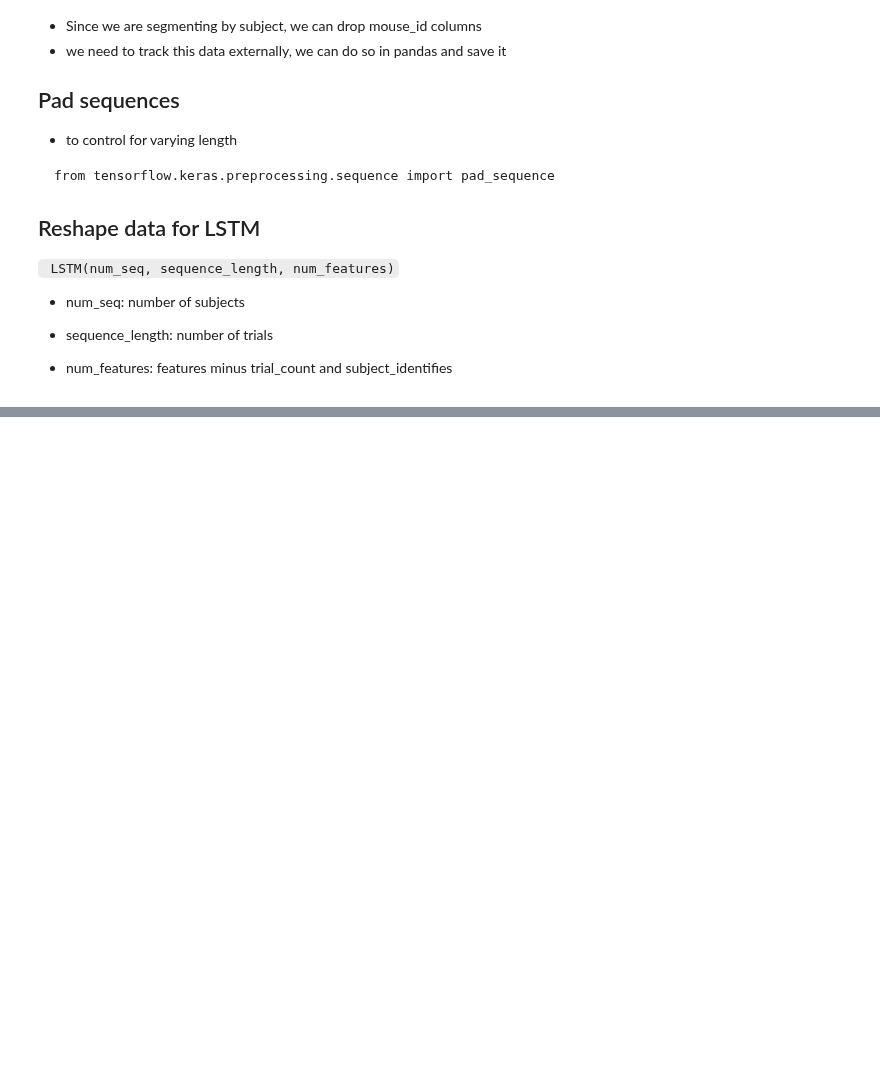
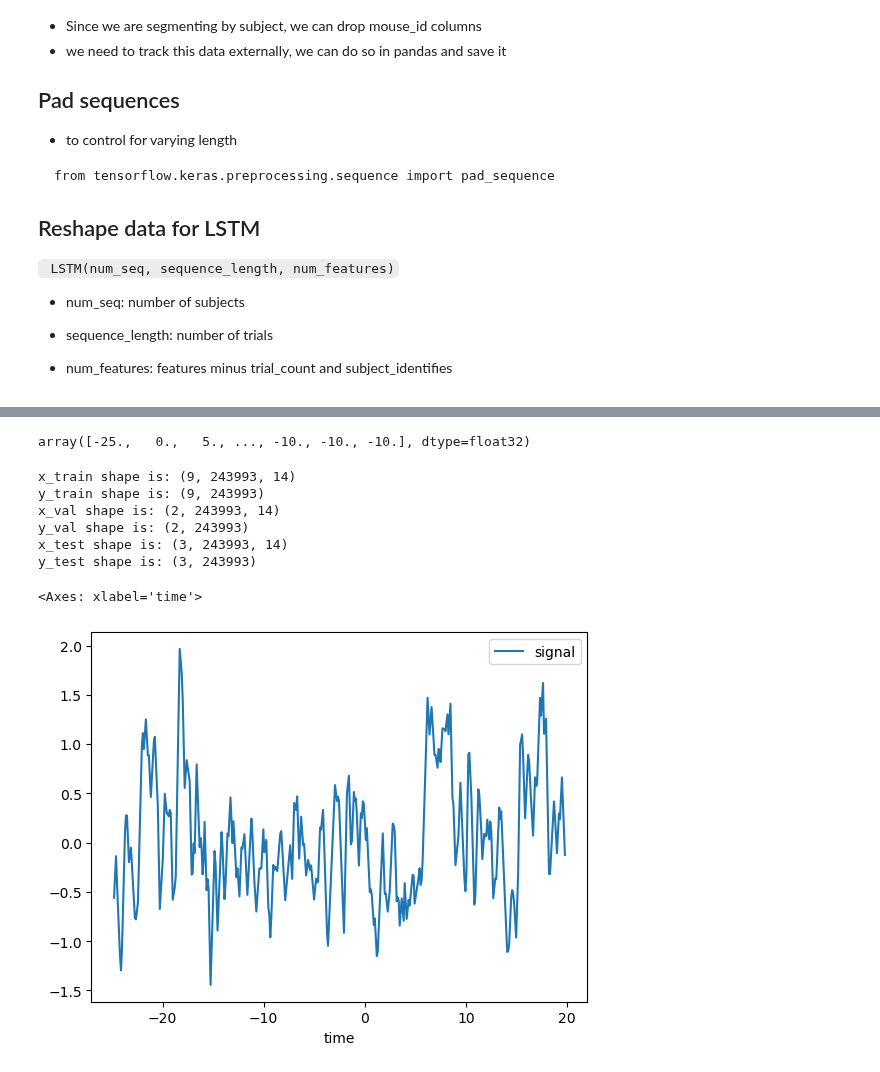
Before and after one commit to Mschaid/ENIGMA, a Jupyter notebook: notebooks/development/data_restruct.ipynb, the cells around one changed output, grey strips where cells are left out. Saved outputs shown, nothing was run; the diff lists cells and outputs as text; code cells hidden in the pictures; blank space fills up the shorter version.

Commit message:
data iterations

```diff
--- a/notebooks/development/data_restruct.ipynb
+++ b/notebooks/development/data_restruct.ipynb
@@ -27,8 +27,8 @@ plt.rcParams['agg.path.chunksize'] = 2000
 * one hot encode mice (done)
 * encode cyclic time : time_sin and time_cos
 # %%
-DATA_PATH = '/projects/p31961/gaby_data/aggregated_data/data_pipeline_full_dataset/datasets/full_dataset.parquet.gzip'
-# DATA_PATH = "/Users/michaelschaid/interm_data_transfer/full_dataset.parquet.gzip" #local
+# DATA_PATH = '/projects/p31961/gaby_data/aggregated_data/data_pipeline_full_dataset/datasets/full_dataset.parquet.gzip'
+DATA_PATH = "/Users/michaelschaid/interm_data_transfer/full_dataset.parquet.gzip" #local
 # %%
 data = pd.read_parquet(DATA_PATH)
 # data = data[::1000].reset_index(drop=True) # subsample for speed
@@ -223,0 +85,12 @@ data.head(50)
+# %%
+# query for DA sensor and drop others
+sensor_cols = [col for col in data.columns if "sensor_" in col]
+da_data = data.query("sensor_DA==1").drop(sensor_cols, axis=1).reset_index(drop=True)
+
+da_seq_proc = (
+    SequenceProcessor(data = da_data) # load data into sp
+    .encode_cyclic_time() # encode time as sin/cos
+    .batch_by_subject(subject_prefix = 'mouse_id_') # batch by subject and store
+    .pad_batches(value = -1000)
+    .split_training_val_test_batches(target = 'signal') # split batches and store into attributes
+)
@@ -223,0 +126,18 @@ data.head(50)
+# %%
+x_train_arr.reshape(-1)
+# %% [output]
+array([-25.,   0.,   5., ..., -10., -10., -10.], dtype=float32)
+# %%
+print( f'x_train shape is: {x_train_arr.shape}' )
+print(f'y_train shape is: {y_train_arr.shape}')
+print(f'x_val shape is: {x_val_arr.shape}')
+print(f'y_val shape is: {y_val_arr.shape}')
+print(f'x_test shape is: {x_test_arr.shape}')
+print(f'y_test shape is: {y_test_arr.shape}')
+# %% [output]
+x_train shape is: (9, 243993, 14)
+y_train shape is: (9, 243993)
+x_val shape is: (2, 243993, 14)
+y_val shape is: (2, 243993)
+x_test shape is: (3, 243993, 14)
+y_test shape is: (3, 243993)
@@ -223,0 +146,11 @@ data.head(50)
+# %%
+df = (
+    da_seq_proc.train_batches_X[0]
+    .assign(signal = da_seq_proc.train_batches_y[0])
+    .sort_values(by = ['trial_count', 'time']).query('time>-99 & event_cue==1 & trial_count==20')
+    .rolling(window =5 , center = True).mean().dropna()
+    )
+df.plot(x = 'time', y = 'signal')
+# %% [output]
+<Axes: xlabel='time'>
+[figure, added]
```
Also changed, not shown: parts of 18 cells of this notebook, 1 other file.
